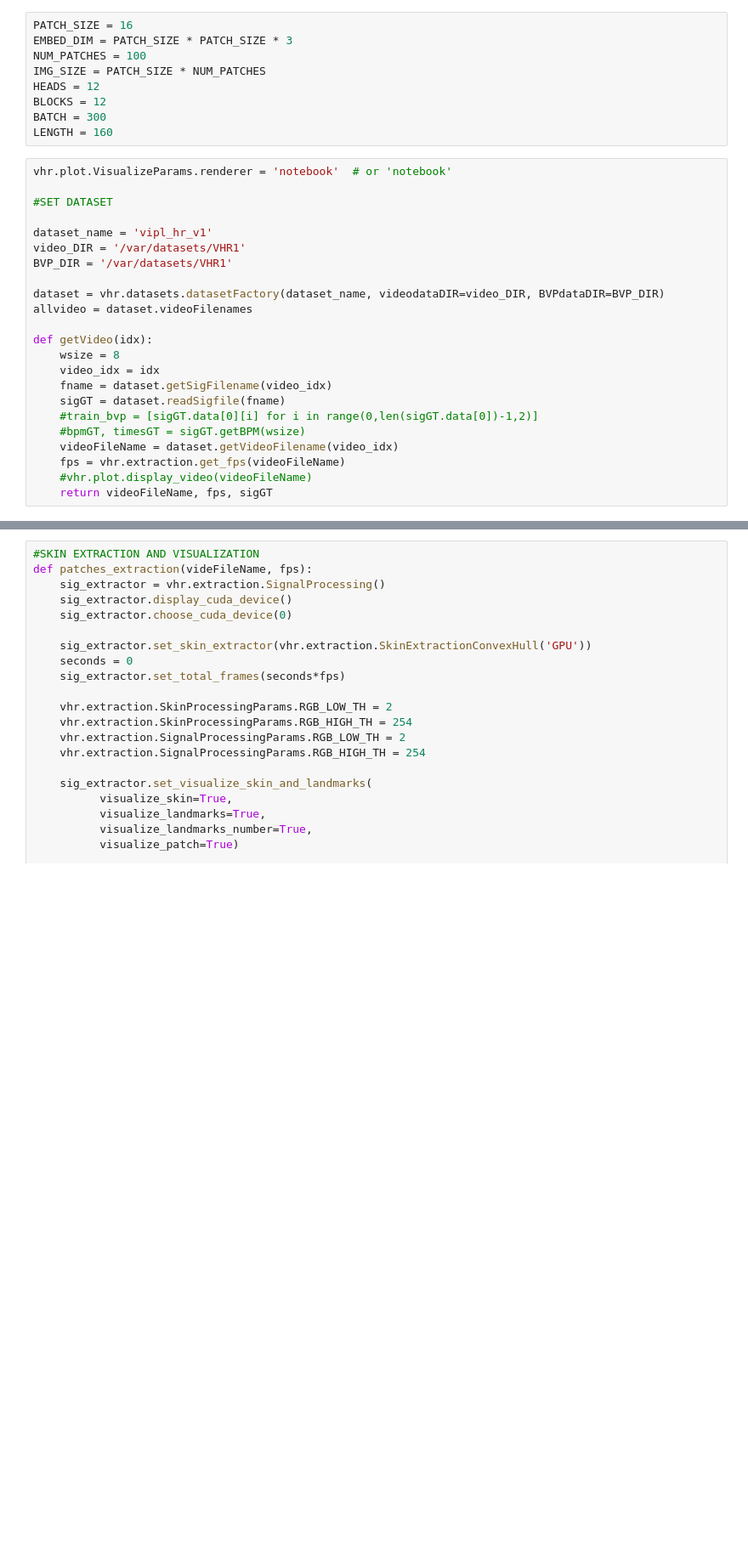
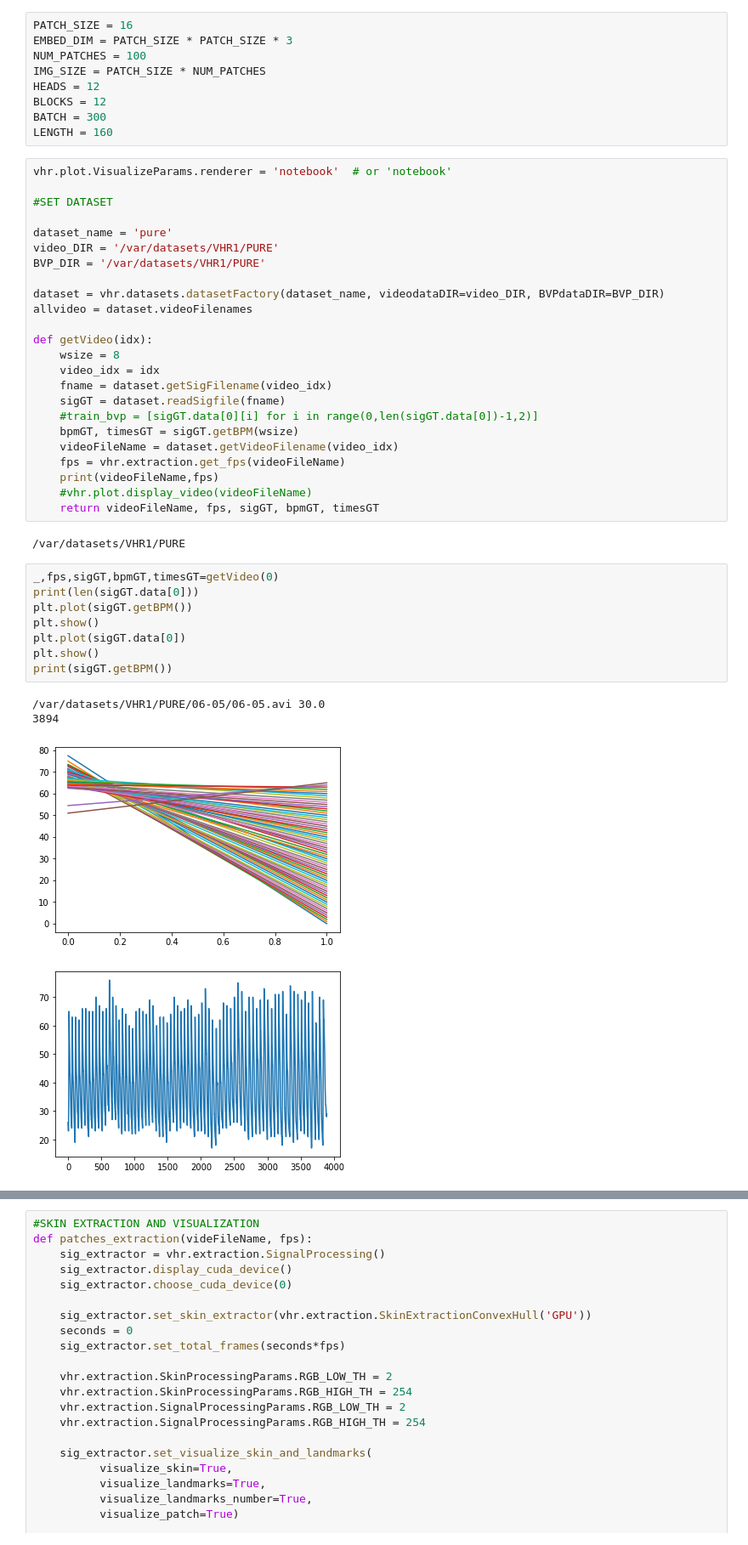
Before and after one commit to drugo106/VHR, a Jupyter notebook: Weaver.ipynb, the cells around one changed output, grey strips where cells are left out. Shown at 85% size. Saved outputs shown, nothing was run; the diff lists cells and outputs as text; blank space fills up the shorter version.

```diff
--- a/Weaver.ipynb
+++ b/Weaver.ipynb
@@ -23,9 +23,9 @@ vhr.plot.VisualizeParams.renderer = 'notebook'  # or 'notebook'
 
 #SET DATASET
 
-dataset_name = 'vipl_hr_v1'
-video_DIR = '/var/datasets/VHR1'
-BVP_DIR = '/var/datasets/VHR1'
+dataset_name = 'pure'
+video_DIR = '/var/datasets/VHR1/PURE'
+BVP_DIR = '/var/datasets/VHR1/PURE'
 
 dataset = vhr.datasets.datasetFactory(dataset_name, videodataDIR=video_DIR, BVPdataDIR=BVP_DIR)
 allvideo = dataset.videoFilenames
@@ -36,8 +36,24 @@ def getVideo(idx):
     fname = dataset.getSigFilename(video_idx)
     sigGT = dataset.readSigfile(fname)
     #train_bvp = [sigGT.data[0][i] for i in range(0,len(sigGT.data[0])-1,2)]
-    #bpmGT, timesGT = sigGT.getBPM(wsize)
+    bpmGT, timesGT = sigGT.getBPM(wsize)
     videoFileName = dataset.getVideoFilename(video_idx)
     fps = vhr.extraction.get_fps(videoFileName)
+    print(videoFileName,fps)
     #vhr.plot.display_video(videoFileName)
-    return videoFileName, fps, sigGT
+    return videoFileName, fps, sigGT, bpmGT, timesGT
+# %% [output]
+/var/datasets/VHR1/PURE
+# %%
+_,fps,sigGT,bpmGT,timesGT=getVideo(0)
+print(len(sigGT.data[0]))
+plt.plot(sigGT.getBPM())
+plt.show()
+plt.plot(sigGT.data[0])
+plt.show()
+print(sigGT.getBPM())
+# %% [output]
+/var/datasets/VHR1/PURE/06-05/06-05.avi 30.0
+3894
+[figure, added]
+[figure, added]
```
Also changed, not shown: parts of 4 cells of this notebook, 5 other files.
